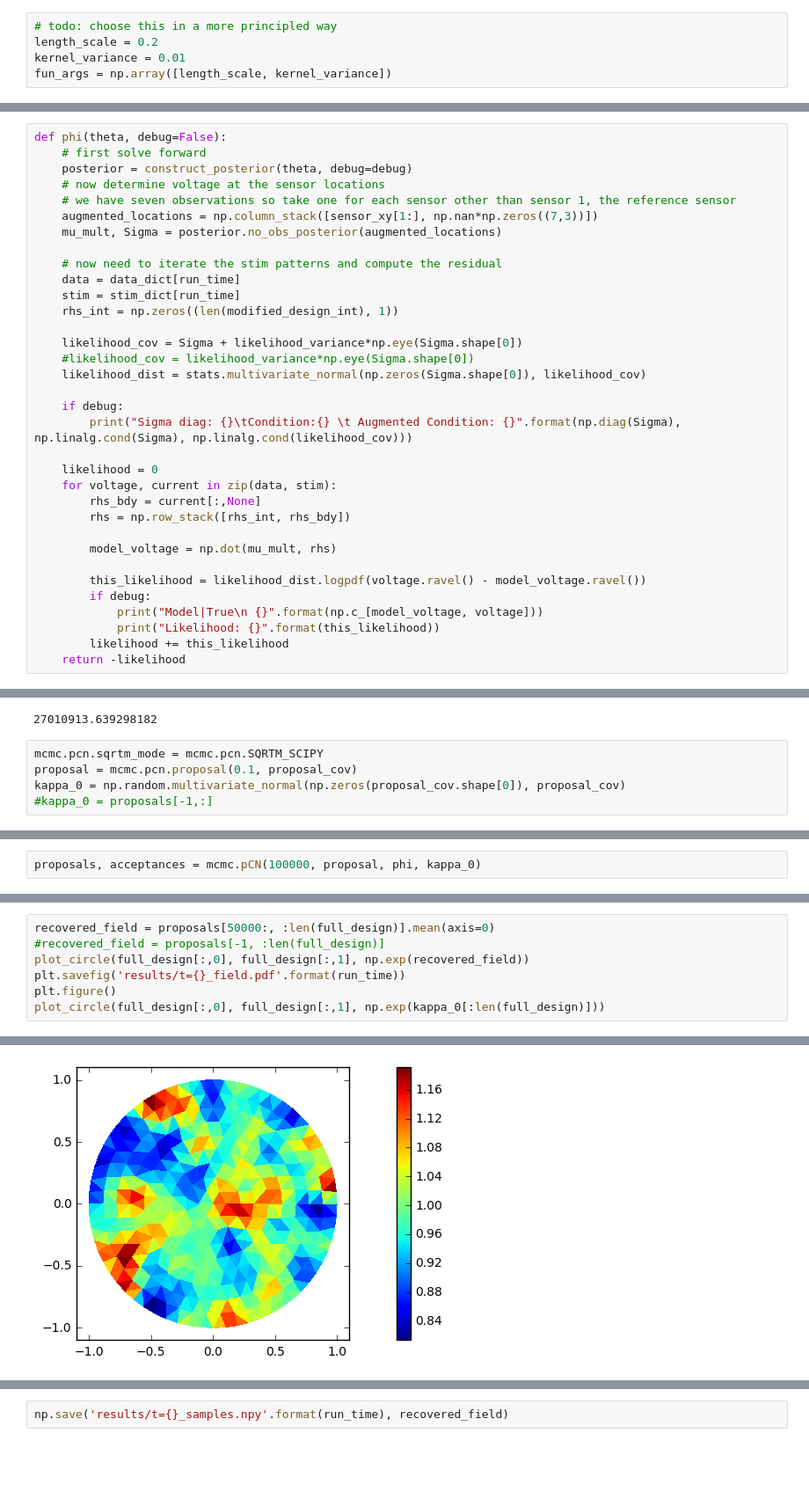
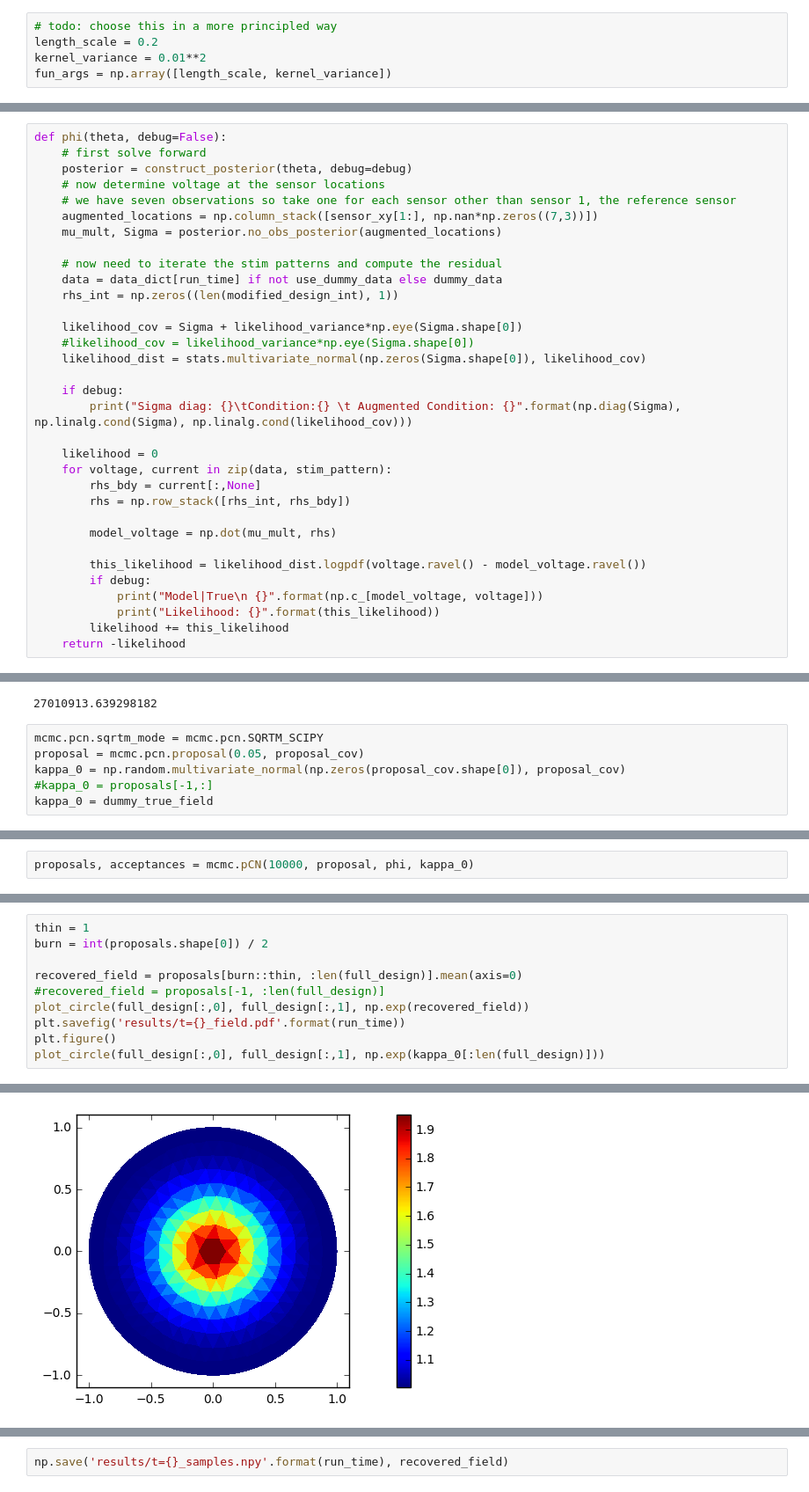
Before and after one commit to jcockayne/hydrocyclone_code, a Jupyter notebook: notebooks/Hydrocyclone_Static_EIT.ipynb, the cells around one changed output, grey strips where cells are left out. Shown: that part at 88% size. Saved outputs shown, nothing was run; the diff lists cells and outputs as text; blank space fills up the shorter version.

Commit message:
Added some dummy data and a notebook for generating it

```diff
--- a/notebooks/Hydrocyclone_Static_EIT.ipynb
+++ b/notebooks/Hydrocyclone_Static_EIT.ipynb
@@ -188,7 +205,7 @@ def theta_to_a(theta, sz_int, sz_bdy):
 # %%
 # todo: choose this in a more principled way
 length_scale = 0.2
-kernel_variance = 0.01
+kernel_variance = 0.01**2
 fun_args = np.array([length_scale, kernel_variance])
 # %%
 def construct_posterior(theta, debug=False):
@@ -222,8 +239,7 @@ def phi(theta, debug=False):
     mu_mult, Sigma = posterior.no_obs_posterior(augmented_locations)
 
     # now need to iterate the stim patterns and compute the residual
-    data = data_dict[run_time]
-    stim = stim_dict[run_time]
+    data = data_dict[run_time] if not use_dummy_data else dummy_data
     rhs_int = np.zeros((len(modified_design_int), 1))
 
     likelihood_cov = Sigma + likelihood_variance*np.eye(Sigma.shape[0])
@@ -234,7 +250,7 @@ def phi(theta, debug=False):
         print("Sigma diag: {}\tCondition:{} \t Augmented Condition: {}".format(np.diag(Sigma), np.linalg.cond(Sigma), np.linalg.cond(likelihood_cov)))
 
     likelihood = 0
-    for voltage, current in zip(data, stim):
+    for voltage, current in zip(data, stim_pattern):
         rhs_bdy = current[:,None]
         rhs = np.row_stack([rhs_int, rhs_bdy])
 
@@ -281,9 +314,10 @@ np.linalg.cond(proposal_cov)
 27010913.639298182
 # %%
 mcmc.pcn.sqrtm_mode = mcmc.pcn.SQRTM_SCIPY
-proposal = mcmc.pcn.proposal(0.1, proposal_cov)
+proposal = mcmc.pcn.proposal(0.05, proposal_cov)
 kappa_0 = np.random.multivariate_normal(np.zeros(proposal_cov.shape[0]), proposal_cov)
 #kappa_0 = proposals[-1,:]
+kappa_0 = dummy_true_field
 # %%
 %time phi(kappa_0, False)
 # %% [output]
@@ -293,2 +327,2 @@ Wall time: 53.6 ms
 # %%
-proposals, acceptances = mcmc.pCN(100000, proposal, phi, kappa_0)
+proposals, acceptances = mcmc.pCN(10000, proposal, phi, kappa_0)
@@ -302,5 +329,8 @@ def plot_circle(x, y, values, cmap=None):
 # %%
-recovered_field = proposals[50000:, :len(full_design)].mean(axis=0)
+thin = 1
+burn = int(proposals.shape[0]) / 2
+
+recovered_field = proposals[burn::thin, :len(full_design)].mean(axis=0)
 #recovered_field = proposals[-1, :len(full_design)]
 plot_circle(full_design[:,0], full_design[:,1], np.exp(recovered_field))
 plt.savefig('results/t={}_field.pdf'.format(run_time))
@@ -311 +341 @@ plot_circle(full_design[:,0], full_design[:,1], np.exp(kappa_0[:len(full_design)
-[figure, old version]
+[figure, new version]
```
Also changed, not shown: parts of 20 cells of this notebook, 7 other files.
